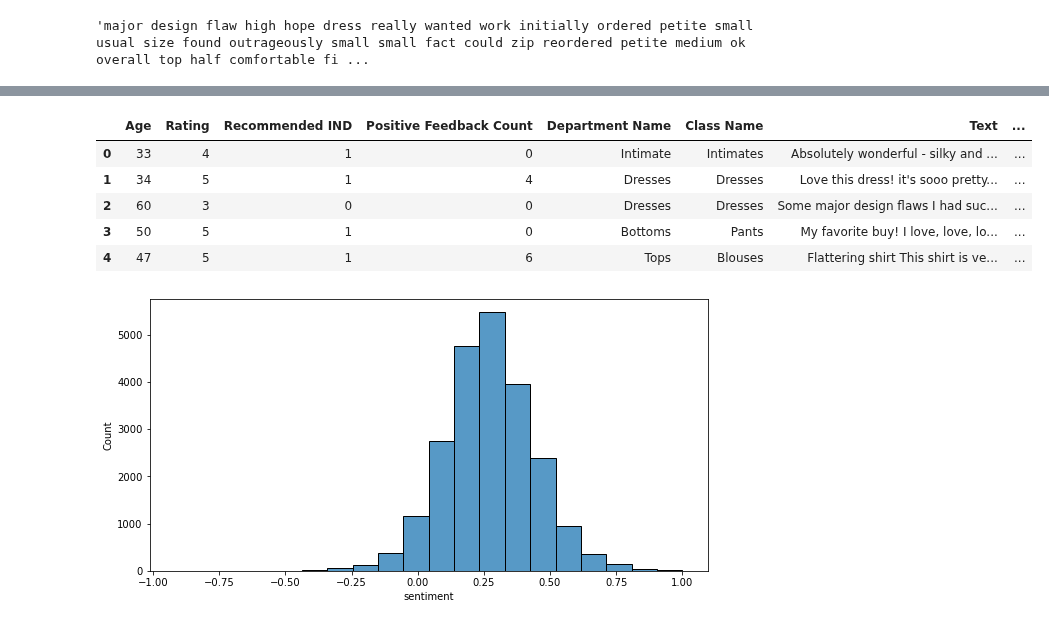
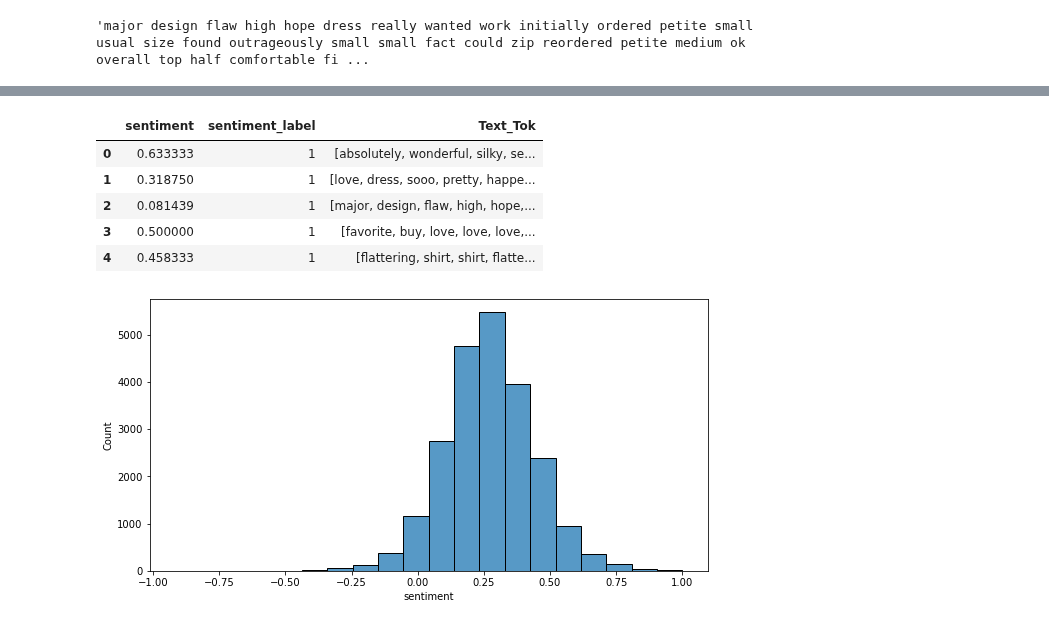
Before and after one commit to broepke/DATA110, a Jupyter notebook: Week 11/DATA110-Week11-Midterm-broepke.ipynb, the cells around one changed output, grey strips where cells are left out. Cells and saved outputs as stored; diff of their text form; code cells hidden in the pictures.

```diff
--- a/Week 11/DATA110-Week11-Midterm-broepke.ipynb
+++ b/Week 11/DATA110-Week11-Midterm-broepke.ipynb
@@ -380,14 +368,14 @@ df['sentiment'] = df['Text_Processed'].apply(lambda x: get_sentiment(x))
 # Create a few extra columns to aid in the analysis
 df['sentiment_label'] = df['sentiment'].apply(lambda x: 1 if x >= 0 else 0)
 # %%
-df.head()
+df[df.columns[-3:]].head()
 # %% [output]
-|  | Age | Rating | Recommended IND | Positive Feedback Count | Department Name | Class Name | Text | ... |
-| 0 | 33 | 4 | 1 | 0 | Intimate | Intimates | Absolutely wonderful - silky and ... | ... |
-| 1 | 34 | 5 | 1 | 4 | Dresses | Dresses | Love this dress! it's sooo pretty... | ... |
-| 2 | 60 | 3 | 0 | 0 | Dresses | Dresses | Some major design flaws I had suc... | ... |
-| 3 | 50 | 5 | 1 | 0 | Bottoms | Pants | My favorite buy! I love, love, lo... | ... |
-| 4 | 47 | 5 | 1 | 6 | Tops | Blouses | Flattering shirt This shirt is ve... | ... |
+|  | sentiment | sentiment_label | Text_Tok |
+| 0 | 0.633333 | 1 | [absolutely, wonderful, silky, se... |
+| 1 | 0.318750 | 1 | [love, dress, sooo, pretty, happe... |
+| 2 | 0.081439 | 1 | [major, design, flaw, high, hope,... |
+| 3 | 0.500000 | 1 | [favorite, buy, love, love, love,... |
+| 4 | 0.458333 | 1 | [flattering, shirt, shirt, flatte... |
 # %%
 plt.figure(figsize=(10, 5))
 sns.histplot(df, x='sentiment', palette="tab20c", bins=20);
```
Also changed, not shown: parts of 64 cells of this notebook.
